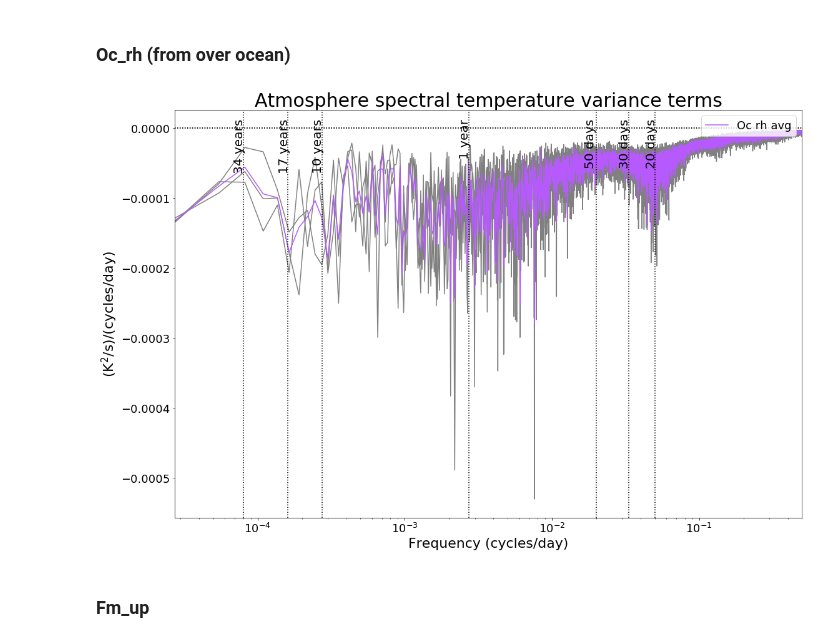
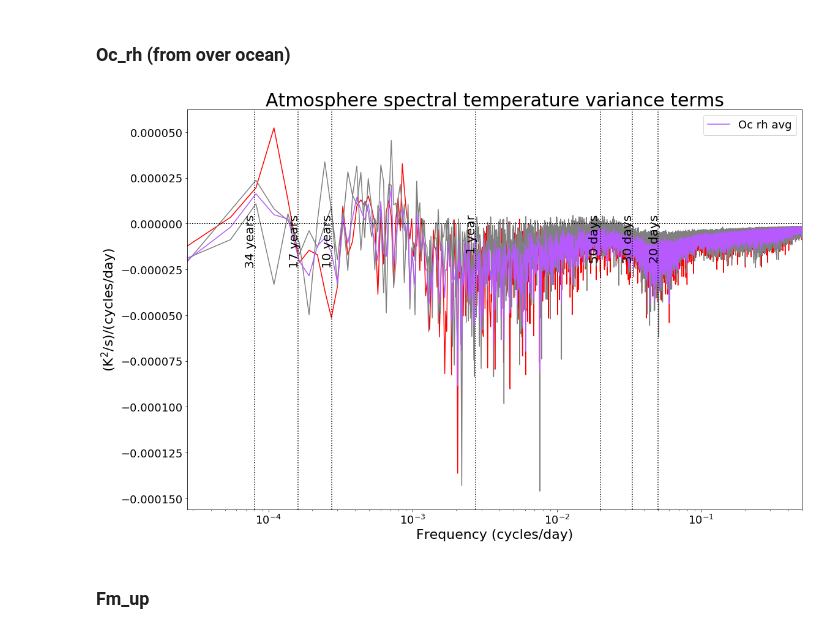
Before and after one commit to paigem/QGCM_Temp_variance, a Jupyter notebook: Plot_atm_Tvar.ipynb, the cells around one changed output. Cells and saved outputs as stored; diff of their text form; code cells hidden in the pictures.

```diff
--- a/Plot_atm_Tvar.ipynb
+++ b/Plot_atm_Tvar.ipynb
@@ -158,9 +158,9 @@ def mult_const(Tum,Tvm,vert_adv,Ta2,Tana,Tdel2T,Tdel4T,Tn1,TTo,T2o,TFs,slh):
 
     vert_adv_plot = -vert_adv * atnorm
 
-    #oc_rh = (1/(rho*Cp)) * (Dmdown*T2o + lamda*TTo - lamda*T2o + D0up*TTo - Fs_prime*TFs) * atnorm
+    #oc_rh = (1/(rho*Cp)) * (Dmdown*T2o + lamda*TTo - lamda*T2o + D0up*TTo - TFs) * atnorm
 
-    oc_rh = (1/(rho*Cp)) * (Dmdown*T2o + lamda*slh + D0up*TTo - Fs_prime*TFs) * atnorm
+    oc_rh = (1/(rho*Cp)) * (Dmdown*T2o + lamda*slh + D0up*TTo - TFs) * atnorm
 
     oc_rh_noLand = (1/(rho*Cp)) * (Dmdown*T2o + lamda*slh + D0up*TTo) * atnorm
 
@@ -267,16 +298,16 @@ plot_lines()
 # %%
 n = 0
 vtext_loc = 0
 
 plt.figure(figsize=(18,12))
-plt.semilogx(w,gaussian_filter((oc_rh1)/dw,sigma=n),color='grey')
+plt.semilogx(w,gaussian_filter((oc_rh1)/dw,sigma=n),color='r')
 plt.semilogx(w,gaussian_filter((oc_rh2)/dw,sigma=n),color='grey')
 plt.semilogx(w,gaussian_filter((oc_rh3)/dw,sigma=n),color='grey')
 plt.semilogx(w,gaussian_filter((oc_rh)/dw,sigma=n),label='Oc rh avg',color=Buoycolor)
 
 plot_lines()
 # %% [output]
-[figure, old version]
+[figure, new version]
 # %% [markdown]
 ### Fm_up
 # %%
```
Also changed, not shown: parts of 9 cells of this notebook.
